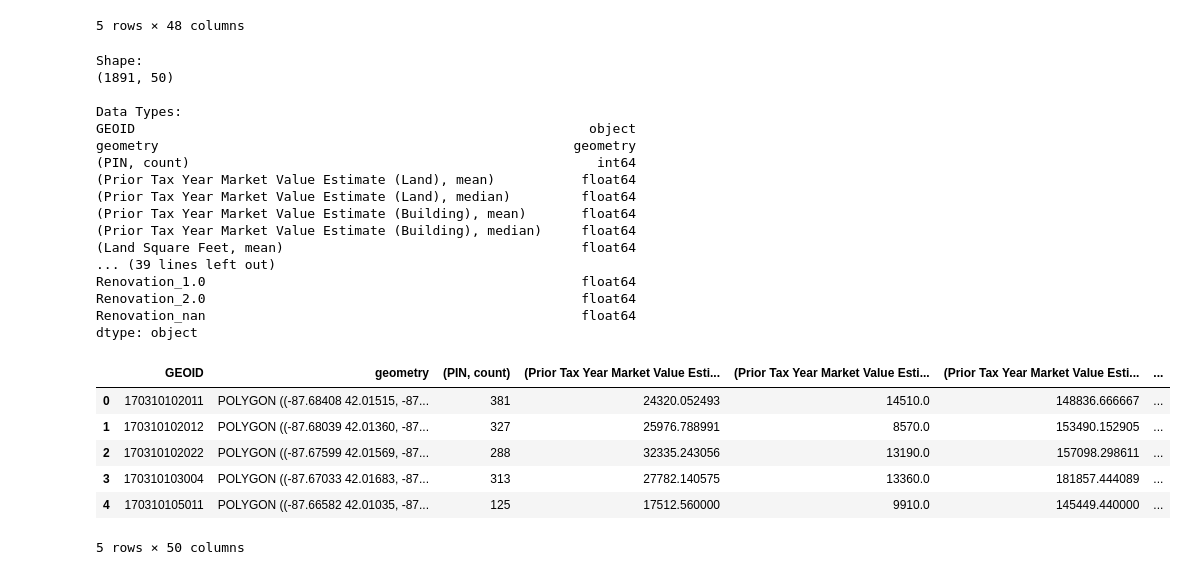
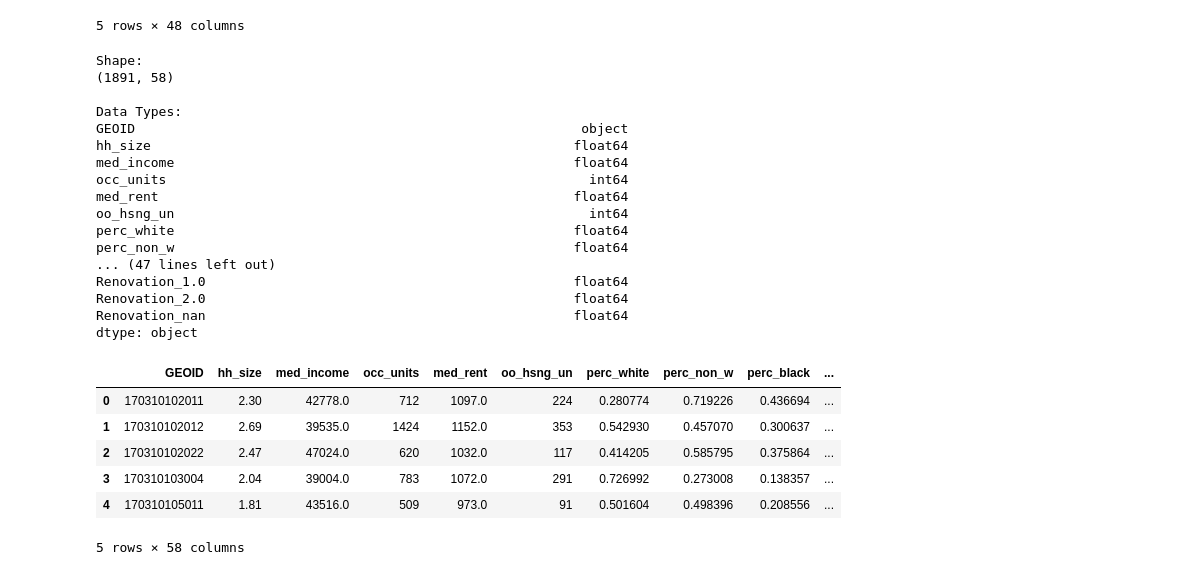
Before and after one commit to vbalza/chicago_water_lead, a Jupyter notebook: AssessmentData.ipynb, the cells around one changed output. Cells and saved outputs as stored; diff of their text form; code cells hidden in the pictures.

Commit message:
Exported at block group and block literal

```diff
--- a/AssessmentData.ipynb
+++ b/AssessmentData.ipynb
@@ -187,8 +189,10 @@ dtype: object
 cols_to_dummify = [
     'Property Class', 'Wall Material', 'Roof Material', 'Repair Condition',
     'Renovation']
-assessments = pd.get_dummies(data=assessments, columns=cols_to_dummify, dummy_na=True)
-pipeline.show(assessments)
+assessments_wide = (pd.get_dummies(
+        data=assessments_in_chi, columns=cols_to_dummify, dummy_na=True)
+    .drop(columns=['Property Address']))
+pipeline.show(assessments_wide)
 # %% [output]
 Shape:
 (596793, 49)
@@ -215,10 +219,10 @@ dtype: object
 | 0 | 170310102011 | POLYGON ((-87.68408 42.01515, -87... | 804173 | 11303150221023 | -87.681928 | 42.01615 | 5090.0 | ... |
 5 rows × 49 columns
 # %%
-check = assessments == 0
-# Drop any columns that
+check = assessments_wide == 0
+# Drop any columns that are all 0.
 to_drop = list(check.all()[check.all() == True].index)
-assessments.drop(columns=to_drop, inplace=True)
+assessments_wide.drop(columns=to_drop, inplace=True)
 print(f'Dropped the following columns that were all 0:\n{to_drop}')
 # %% [output]
 Dropped the following columns that were all 0:
@@ -226,11 +230,11 @@ Dropped the following columns that were all 0:
 # %%
 # So helpful: https://stackoverflow.com/a/47103408/8527838
 
-cols = list(assessments.columns.values)
+cols = list(assessments_wide.columns.values)
 cols.pop(cols.index('GEOID'))
-assessments = assessments[cols + ['GEOID']]
-
-assessments_1a = assessments.groupby(['GEOID']).agg({
+assessments_wide = assessments_wide[cols + ['GEOID']]
+# First series of aggregations (all that don't use sum())
+assessments_1a = assessments_wide.groupby(['GEOID']).agg({
     'PIN': 'count',
     'Prior Tax Year Market Value Estimate (Land)': ['mean', 'median'],
     'Prior Tax Year Market Value Estimate (Building)': ['mean', 'median'],
@@ -256,7 +260,8 @@ assessments_1a
 | 170318439005 | 198 | 16334.292929 | 3610.0 | 79534.595960 | 48740.0 | 11443.520202 | 10805.0 | ... |
 1891 rows × 11 columns
 # %%
-assessments_1b = (assessments
+# Second series of aggregations (all that use sum())
+assessments_1b = (assessments_wide
     .loc[:,'Property Class_200.0':'GEOID']
     .groupby('GEOID').sum())
 assessments_1b
@@ -320,32 +327,37 @@ assessments_block_group.head()
 | 170310105011 | 125 | 17512.560000 | 9910.0 | 145449.440000 | 108830.0 | ... |
 5 rows × 48 columns
 # %%
-final_assessments = (acs_g[['GEOID', 'geometry']].merge(
+# Notice I don't export from ACS household median age
+# or the 'total' variables.
+final_assessments = (acs_g.loc[:,[
+    'GEOID', 'hh_size', 'med_income', 'occ_units', 'med_rent',
+    'oo_hsng_un', 'perc_white', 'perc_non_w', 'perc_black', 'perc_owner']]
+    .merge(
     right=assessments_block_group,
     left_on='GEOID', right_index=True))
 pipeline.show(final_assessments)
 # %% [output]
 Shape:
-(1891, 50)
+(1891, 58)
 
 Data Types:
-GEOID                                                          object
-geometry                                                     geometry
-(PIN, count)                                                    int64
-(Prior Tax Year Market Value Estimate (Land), mean)           float64
-(Prior Tax Year Market Value Estimate (Land), median)         float64
-(Prior Tax Year Market Value Estimate (Building), mean)       float64
-(Prior Tax Year Market Value Estimate (Building), median)     float64
-(Land Square Feet, mean)                                      float64
-... (39 lines left out)
-Renovation_1.0                                                float64
-Renovation_2.0                                                float64
-Renovation_nan                                                float64
+GEOID                                                         object
+hh_size                                                      float64
+med_income                                                   float64
+occ_units                                                      int64
+med_rent                                                     float64
+oo_hsng_un                                                     int64
+perc_white                                                   float64
+perc_non_w                                                   float64
+... (47 lines left out)
+Renovation_1.0                                               float64
+Renovation_2.0                                               float64
+Renovation_nan                                               float64
 dtype: object
-|  | GEOID | geometry | (PIN, count) | (Prior Tax Year Market Value Esti... | (Prior Tax Year Market Value Esti... | (Prior Tax Year Market Value Esti... | ... |
-| 0 | 170310102011 | POLYGON ((-87.68408 42.01515, -87... | 381 | 24320.052493 | 14510.0 | 148836.666667 | ... |
-| 1 | 170310102012 | POLYGON ((-87.68039 42.01360, -87... | 327 | 25976.788991 | 8570.0 | 153490.152905 | ... |
-| 2 | 170310102022 | POLYGON ((-87.67599 42.01569, -87... | 288 | 32335.243056 | 13190.0 | 157098.298611 | ... |
-| 3 | 170310103004 | POLYGON ((-87.67033 42.01683, -87... | 313 | 27782.140575 | 13360.0 | 181857.444089 | ... |
-| 4 | 170310105011 | POLYGON ((-87.66582 42.01035, -87... | 125 | 17512.560000 | 9910.0 | 145449.440000 | ... |
+|  | GEOID | hh_size | med_income | occ_units | med_rent | oo_hsng_un | perc_white | perc_non_w | perc_black | ... |
+| 0 | 170310102011 | 2.30 | 42778.0 | 712 | 1097.0 | 224 | 0.280774 | 0.719226 | 0.436694 | ... |
+| 1 | 170310102012 | 2.69 | 39535.0 | 1424 | 1152.0 | 353 | 0.542930 | 0.457070 | 0.300637 | ... |
+| 2 | 170310102022 | 2.47 | 47024.0 | 620 | 1032.0 | 117 | 0.414205 | 0.585795 | 0.375864 | ... |
+| 3 | 170310103004 | 2.04 | 39004.0 | 783 | 1072.0 | 291 | 0.726992 | 0.273008 | 0.138357 | ... |
+| 4 | 170310105011 | 1.81 | 43516.0 | 509 | 973.0 | 91 | 0.501604 | 0.498396 | 0.208556 | ... |
-5 rows × 50 columns
+5 rows × 58 columns
```
Also changed, not shown: parts of 12 cells of this notebook, 3 other files.
